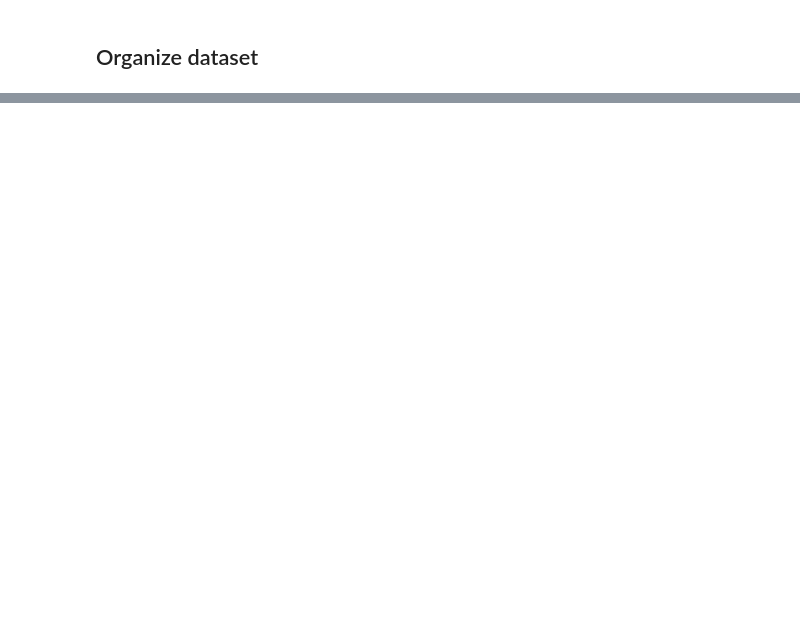
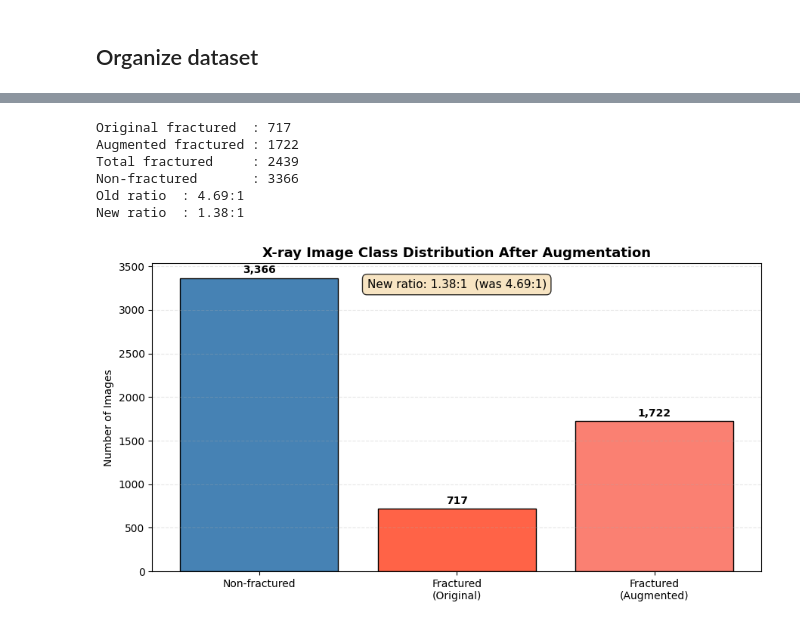
Before and after one commit to hootawsneaks/STINTSYMCO1, a Jupyter notebook: notebook/augmentation_setup.ipynb, the cells around one changed output, grey strips where cells are left out. Drawn from its saved outputs; the diff is of its cells as text; code cells hidden in the pictures; blank space fills up the shorter version.

Commit message:
updated augmentation_setup, merged fractured_augmentation into it.

```diff
--- a/notebook/augmentation_setup.ipynb
+++ b/notebook/augmentation_setup.ipynb
@@ -71,3 +95,60 @@ Non-fractured split: 2695 train | 385 valid | 286 test
   test: 347 images, 347 labels
 
 ============================================================
+# %%
+# --- Paths ---
+BASE_DIR          = Path.cwd()
+DATA_DIR          = BASE_DIR / "datasets"
+IMAGES_DIR        = DATA_DIR / "images"
+FRACTURED_DIR     = IMAGES_DIR / "Fractured"
+NON_FRACTURED_DIR = IMAGES_DIR / "Non_fractured"
+FRACTURED_AUG_DIR = IMAGES_DIR / "Fractured_Aug"
+LABELS_DIR        = DATA_DIR / "labels" / "Fractured_Aug"
+YOLO_LABELS_DIR   = BASE_DIR / ".." / "FracAtlas" / "Annotations" / "YOLO"
+DISTRIBUTION_DIR  = BASE_DIR / "Distribution"
+# %%
+# Count current images
+def count_images(folder):
+    return sum(1 for _ in folder.glob("*.jpg")) + sum(1 for _ in folder.glob("*.png"))
+
+fractured_count     = count_images(FRACTURED_DIR)
+non_fractured_count = count_images(NON_FRACTURED_DIR)
+
+actual_augmented = count_images(FRACTURED_AUG_DIR)
+all_fractured    = fractured_count + actual_augmented
+
+print(f"Original fractured  : {fractured_count}")
+print(f"Augmented fractured : {actual_augmented}")
+print(f"Total fractured     : {all_fractured}")
+print(f"Non-fractured       : {non_fractured_count}")
+print(f"Old ratio  : {non_fractured_count / fractured_count:.2f}:1")
+print(f"New ratio  : {non_fractured_count / all_fractured:.2f}:1")
+
+# Bar chart
+fig, ax = plt.subplots(figsize=(9, 5))
+categories = ['Non-fractured', 'Fractured\n(Original)', 'Fractured\n(Augmented)']
+counts     = [non_fractured_count, fractured_count, actual_augmented]
+colors     = ['steelblue', 'tomato', 'salmon']
+bars = ax.bar(categories, counts, color=colors, edgecolor='black')
+
+for bar, count in zip(bars, counts):
+    ax.text(bar.get_x() + bar.get_width() / 2, bar.get_height() + 30,
+            f'{count:,}', ha='center', va='bottom', fontweight='bold')
+
+ax.set_title('X-ray Image Class Distribution After Augmentation', fontsize=13, fontweight='bold')
+ax.set_ylabel('Number of Images')
+ax.grid(axis='y', alpha=0.3, linestyle='--')
+ax.text(0.5, 0.95,
+        f'New ratio: {non_fractured_count / all_fractured:.2f}:1  (was {non_fractured_count / fractured_count:.2f}:1)',
+        transform=ax.transAxes, ha='center', va='top', fontsize=11,
+        bbox=dict(boxstyle='round,pad=0.4', facecolor='wheat', alpha=0.8))
+plt.tight_layout()
+plt.show()
+# %% [output]
+Original fractured  : 717
+Augmented fractured : 1722
+Total fractured     : 2439
+Non-fractured       : 3366
+Old ratio  : 4.69:1
+New ratio  : 1.38:1
+[figure, added]
```
Also changed, not shown: parts of 11 cells of this notebook, 1 other file.
